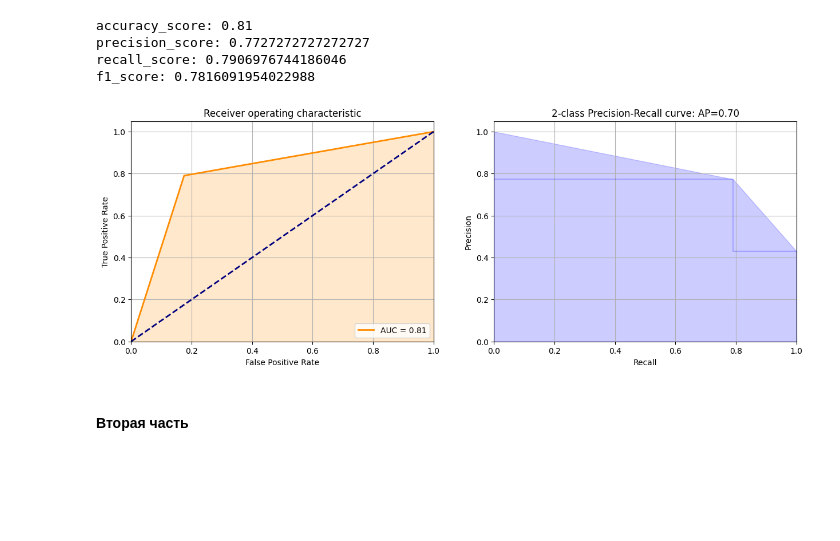
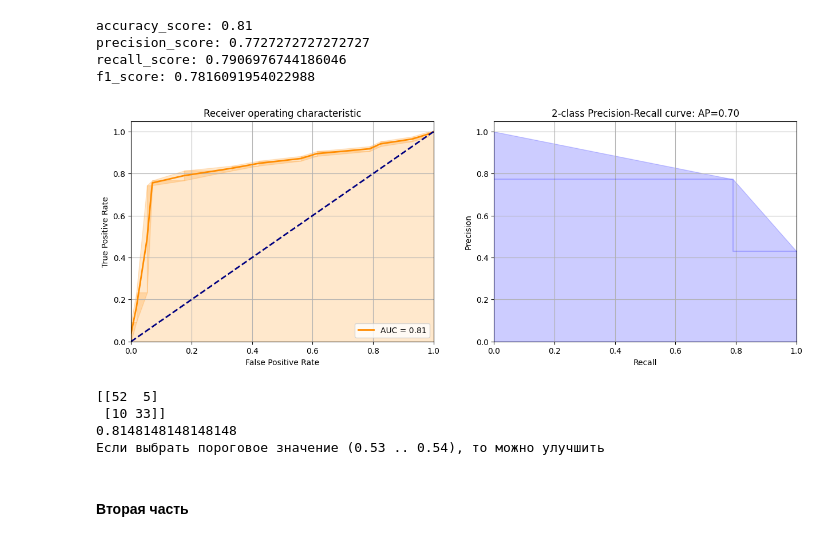
Before and after one commit to vovademar/MML, a Jupyter notebook: HW3/Вальдемар Сергеевич Медведев - Homework_3_data_processing_analysis_classification_regression.ipynb, the cells around one changed output. Cells and saved outputs as stored; diff of their text form; code cells hidden in the pictures; blank space fills up the shorter version.

```diff
--- a/HW3/Вальдемар Сергеевич Медведев - Homework_3_data_processing_analysis_classification_regression.ipynb
+++ b/HW3/Вальдемар Сергеевич Медведев - Homework_3_data_processing_analysis_classification_regression.ipynb
@@ -96,7 +97,7 @@ Y_predicted = np.array([0.49393215, 0.64367043, 0.54248704, 0.49039486, 0.381289
             0.28618486, 0.3728367 , 0.05773275, 0.62322491, 0.50994131, 0.23885054, 0.47092325, 0.08454646,
             0.51835185, 0.83636658, 0.28671206, 0.60066934, 0.11861808, 0.64469448, 0.26046548, 0.16487223,
             0.52786164, 0.01809679, 0.74604603, 0.00422593])
-Y_predicted = np.around(Y_predicted)
+#Y_predicted = np.around(Y_predicted)
 
 ## настоящие ответы - метки классов
 Y_true = np.array([1, 1, 0, 0, 0, 1, 1, 1, 0, 0, 1, 0, 0, 1, 0, 0, 0, 0, 1, 1, 1, 1,
@@ -125,37 +126,46 @@ f1_score: 0.7816091954022988
 # %%
 ## 3. Постройте график ROC, определите значение AUC
 from sklearn import metrics
-roc_auc = metrics.roc_auc_score(Y_predicted, Y_true)
+roc_auc = metrics.roc_auc_score(Y_predicted > 0.5, Y_true)
 fpr, tpr, thresholds = metrics.roc_curve(Y_true, Y_predicted)
 
 _, axs = plt.subplots(ncols = 2, figsize = (15, 5))
 sns.lineplot(x=fpr, y=tpr, color='darkorange',
              lw=2, label='AUC = %0.2f' % roc_auc, ax=axs[0])
 axs[0].fill_between(fpr, tpr, alpha=0.2, color='darkorange')
 axs[0].plot([0, 1], [0, 1], color='navy', lw=2, linestyle='--')
 axs[0].set_xlim([0.0, 1.0]); axs[0].set_ylim([0.0, 1.05])
 axs[0].set_xlabel('False Positive Rate'); axs[0].set_ylabel('True Positive Rate')
 axs[0].set_title('Receiver operating characteristic')
 axs[0].legend(loc="lower right")
 axs[0].grid()
 
 
-precision, recall, _ = metrics.precision_recall_curve(Y_true, Y_predicted)
+precision, recall, _ = metrics.precision_recall_curve(Y_true, Y_predicted > 0.5)
 plt.step(recall, precision, color='b', alpha=0.2,
          where='post')
-average_precision = metrics.average_precision_score(Y_true, Y_predicted)
+average_precision = metrics.average_precision_score(Y_true, Y_predicted > 0.5)
 plt.fill_between(recall, precision, alpha=0.2, color='b')
 plt.xlabel('Recall')
 plt.ylabel('Precision')
 plt.ylim([0.0, 1.05])
 plt.xlim([0.0, 1.0]);plt.grid()
 plt.title('2-class Precision-Recall curve: AP={0:0.2f}'.format(
           average_precision));
 # %% [output]
-[figure, old version]
+[figure, new version]
 # %%
 ## * 4. Проверьте, можно ли улучшить качество предсказания метки класса? Верно ли подобрано пороговое значение?
 ## Тут должен быть ваш код
+y_score = Y_predicted > 0.53
+print(confusion_matrix(Y_true, y_score))
+print(f1_score(Y_true,y_score))
+print("Если выбрать пороговое значение (0.53 .. 0.54), то можно улучшить")
+# %% [output]
+[[52  5]
+ [10 33]]
+0.8148148148148148
+Если выбрать пороговое значение (0.53 .. 0.54), то можно улучшить
 # %% [markdown]
 #### Вторая часть
 # %%
```
Also changed, not shown: parts of 32 cells of this notebook.
